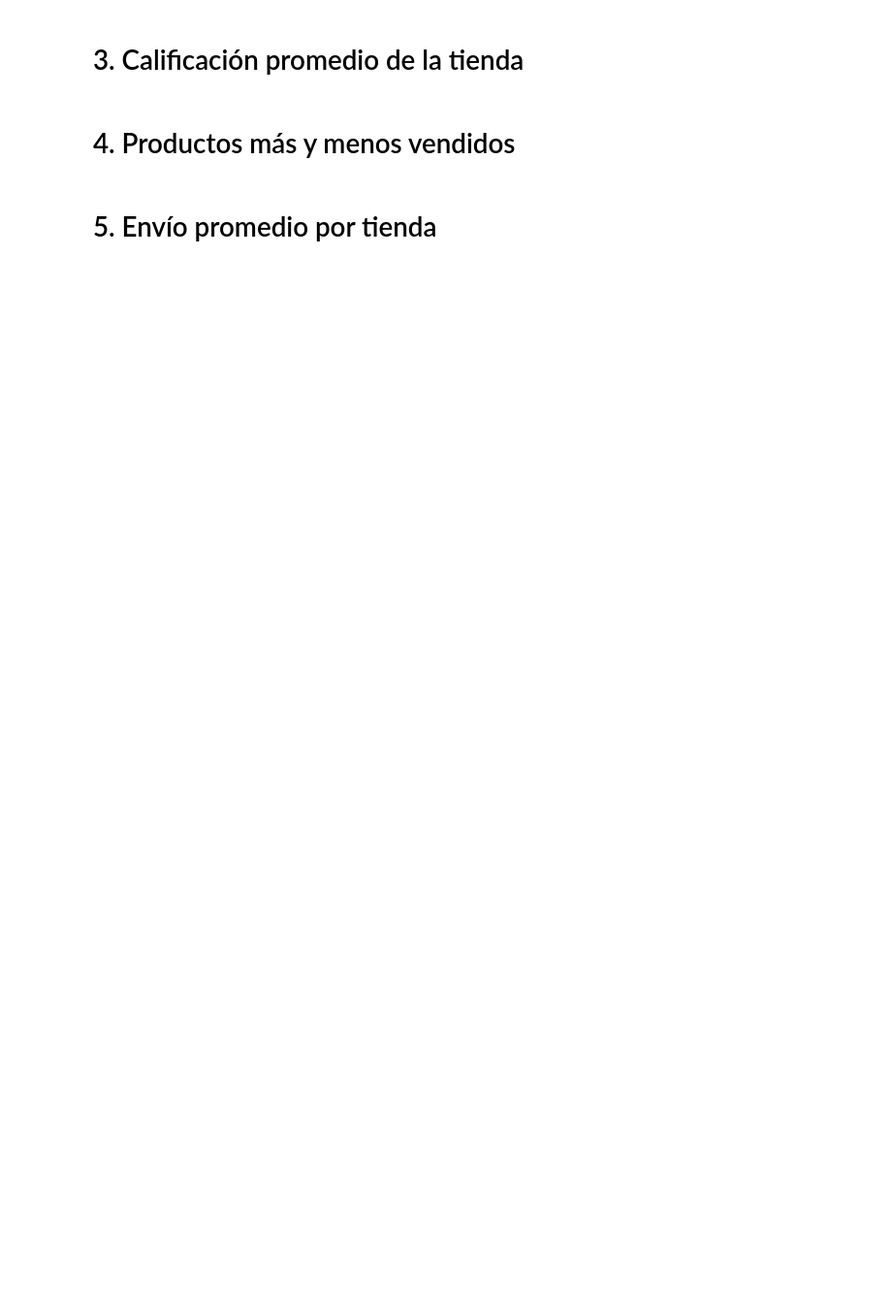
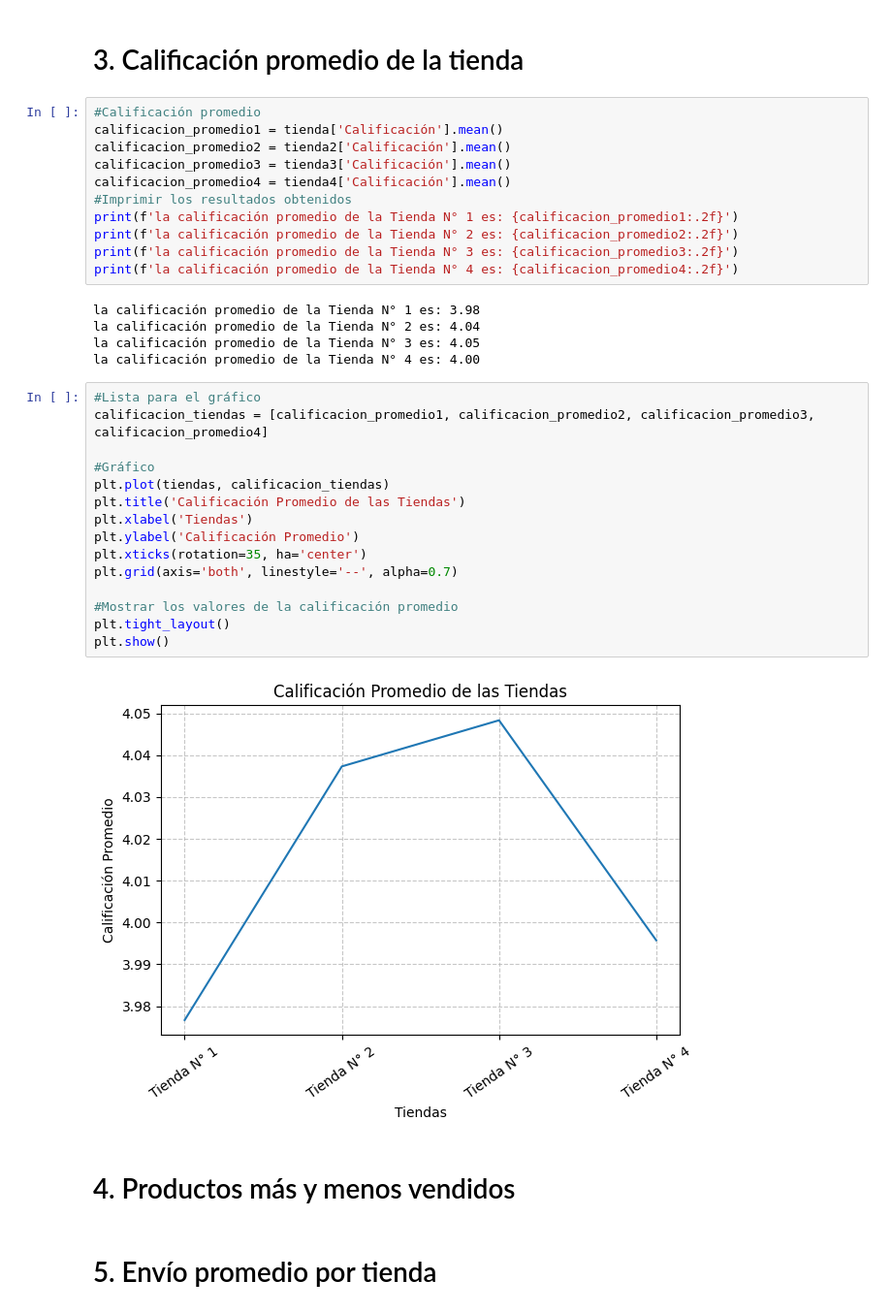
Before and after one commit to JoseIng-EO/challenge-alura-store, a Jupyter notebook: AluraStoreLatam.ipynb, the cells around one changed output. Shown: that part at 97% size. Drawn from its saved outputs; the diff is of its cells as text; blank space fills up the shorter version.

```diff
--- a/AluraStoreLatam.ipynb
+++ b/AluraStoreLatam.ipynb
@@ -120,5 +120,38 @@ plt.show()
 # %% [markdown]
 # 3. Calificación promedio de la tienda
+# %%
+#Calificación promedio
+calificacion_promedio1 = tienda['Calificación'].mean()
+calificacion_promedio2 = tienda2['Calificación'].mean()
+calificacion_promedio3 = tienda3['Calificación'].mean()
+calificacion_promedio4 = tienda4['Calificación'].mean()
+#Imprimir los resultados obtenidos
+print(f'la calificación promedio de la Tienda N° 1 es: {calificacion_promedio1:.2f}')
+print(f'la calificación promedio de la Tienda N° 2 es: {calificacion_promedio2:.2f}')
+print(f'la calificación promedio de la Tienda N° 3 es: {calificacion_promedio3:.2f}')
+print(f'la calificación promedio de la Tienda N° 4 es: {calificacion_promedio4:.2f}')
+# %% [output]
+la calificación promedio de la Tienda N° 1 es: 3.98
+la calificación promedio de la Tienda N° 2 es: 4.04
+la calificación promedio de la Tienda N° 3 es: 4.05
+la calificación promedio de la Tienda N° 4 es: 4.00
+# %%
+#Lista para el gráfico
+calificacion_tiendas = [calificacion_promedio1, calificacion_promedio2, calificacion_promedio3, calificacion_promedio4]
+
+#Gráfico
+plt.plot(tiendas, calificacion_tiendas)
+plt.title('Calificación Promedio de las Tiendas')
+plt.xlabel('Tiendas')
+plt.ylabel('Calificación Promedio')
+plt.xticks(rotation=35, ha='center')
+plt.grid(axis='both', linestyle='--', alpha=0.7)
+
+#Mostrar los valores de la calificación promedio
+plt.tight_layout()
+plt.show()
+# %% [output]
+[figure, added]
 # %% [markdown]
 # 4. Productos más y menos vendidos
 # %% [markdown]
```
Also changed, not shown: parts of 1 cell of this notebook.
